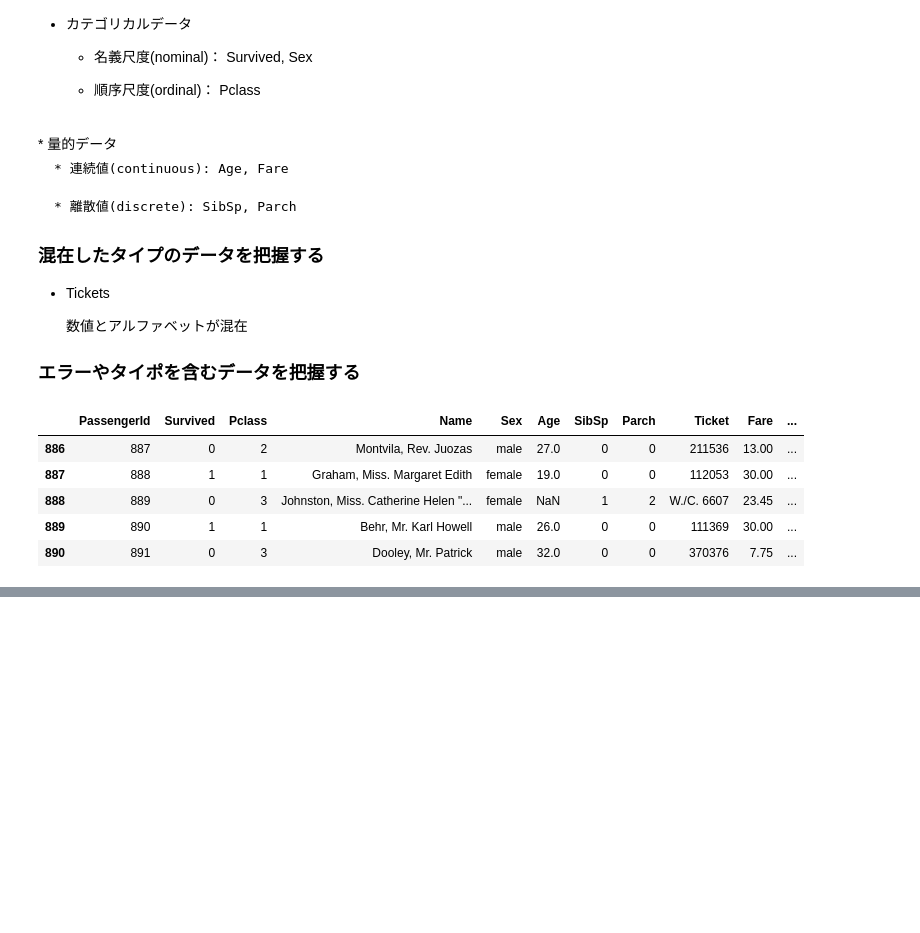
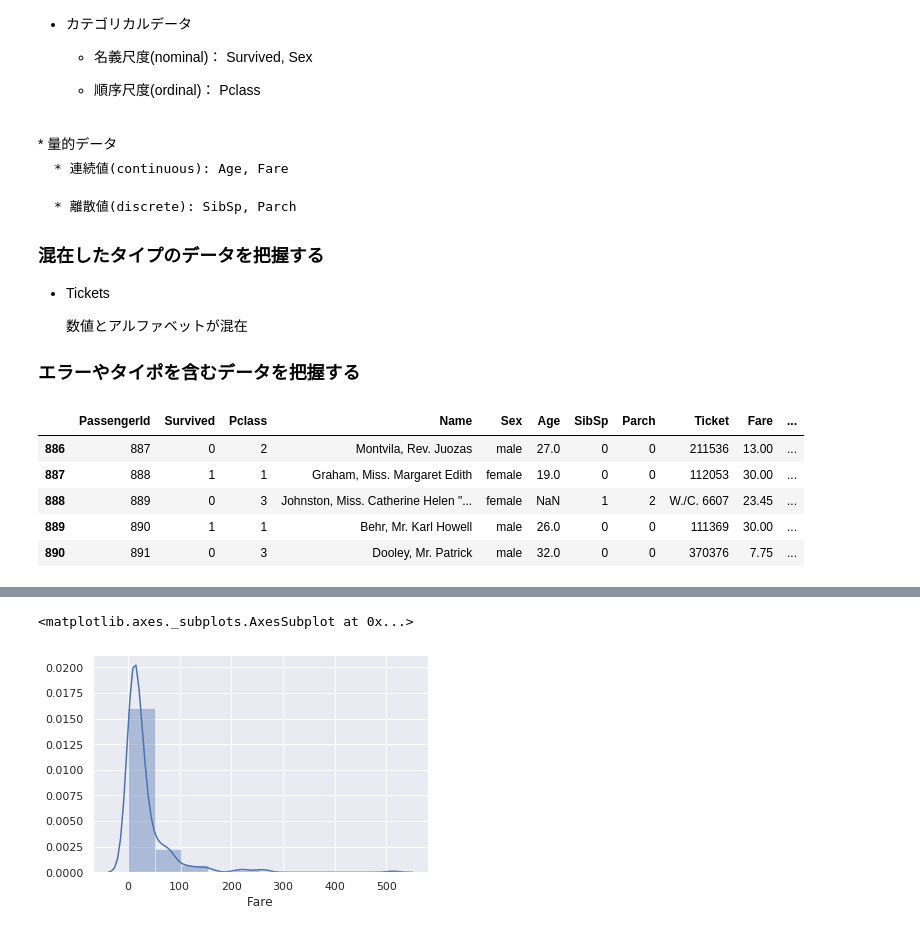
Before and after one commit to watarus0208/taitanic, a Jupyter notebook: eda2.ipynb, the cells around one changed output, grey strips where cells are left out. Saved outputs shown, nothing was run; the diff lists cells and outputs as text; code cells hidden in the pictures; blank space fills up the shorter version.

```diff
--- a/eda2.ipynb
+++ b/eda2.ipynb
@@ -1,5 +1,8 @@
 # %%
 import pandas as pd
+import seaborn as sns
+import matplotlib.pyplot as plt
+sns.set()
 
 train_df = pd.read_csv('train.csv')
 test_df = pd.read_csv('test.csv')
@@ -74,0 +139,9 @@ dtype: int64
+# %%
+# Fareの分布
+# 運賃については高い金額を払った人間が少ない
+# 0-50が８割以上を占めている
+sns.distplot(train_df['Fare'],
+             kde=True, rug=False, bins=10)
+# %% [output]
+<matplotlib.axes._subplots.AxesSubplot at 0x...>
+[figure, added]
```
Also changed, not shown: parts of 12 cells of this notebook.
